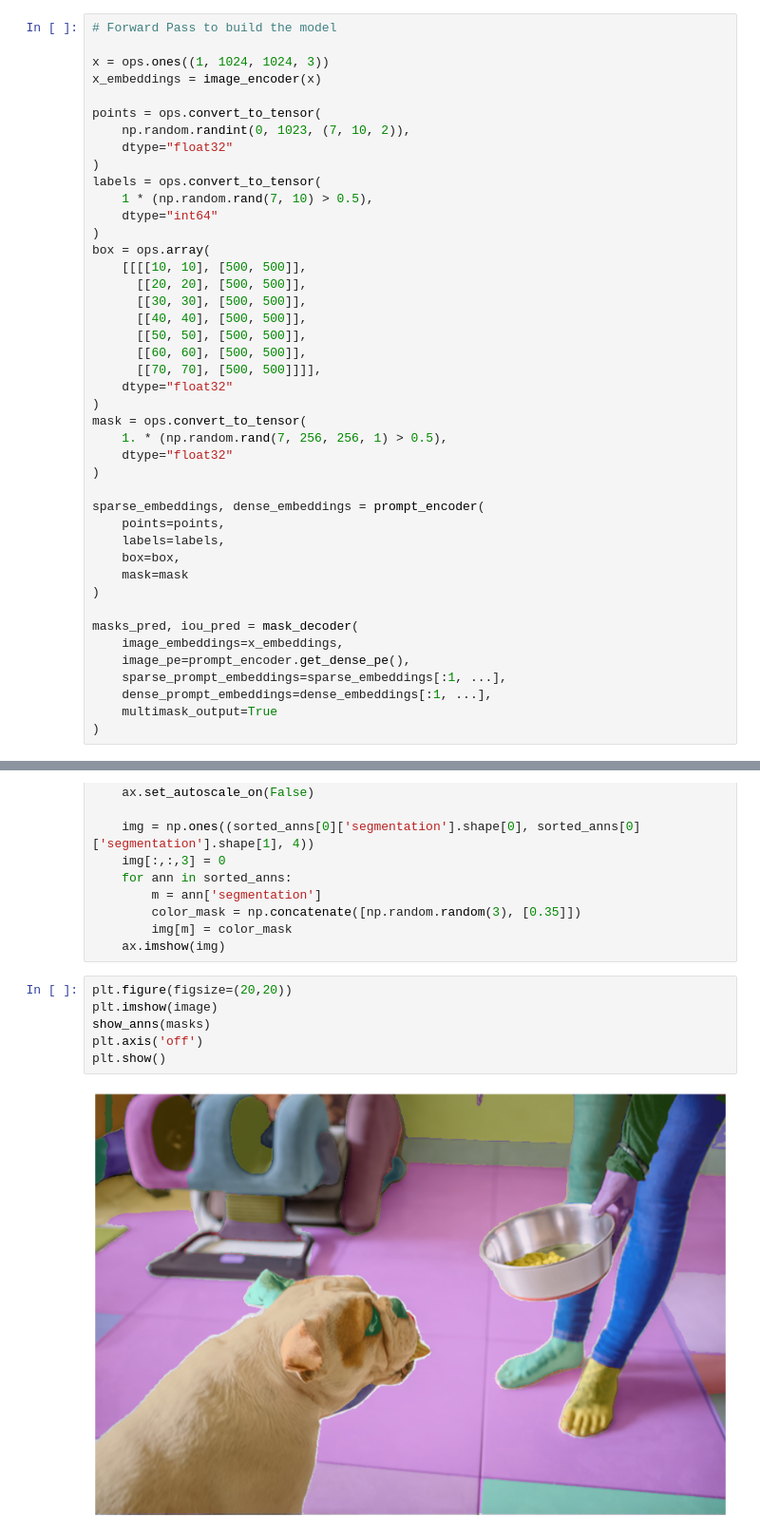
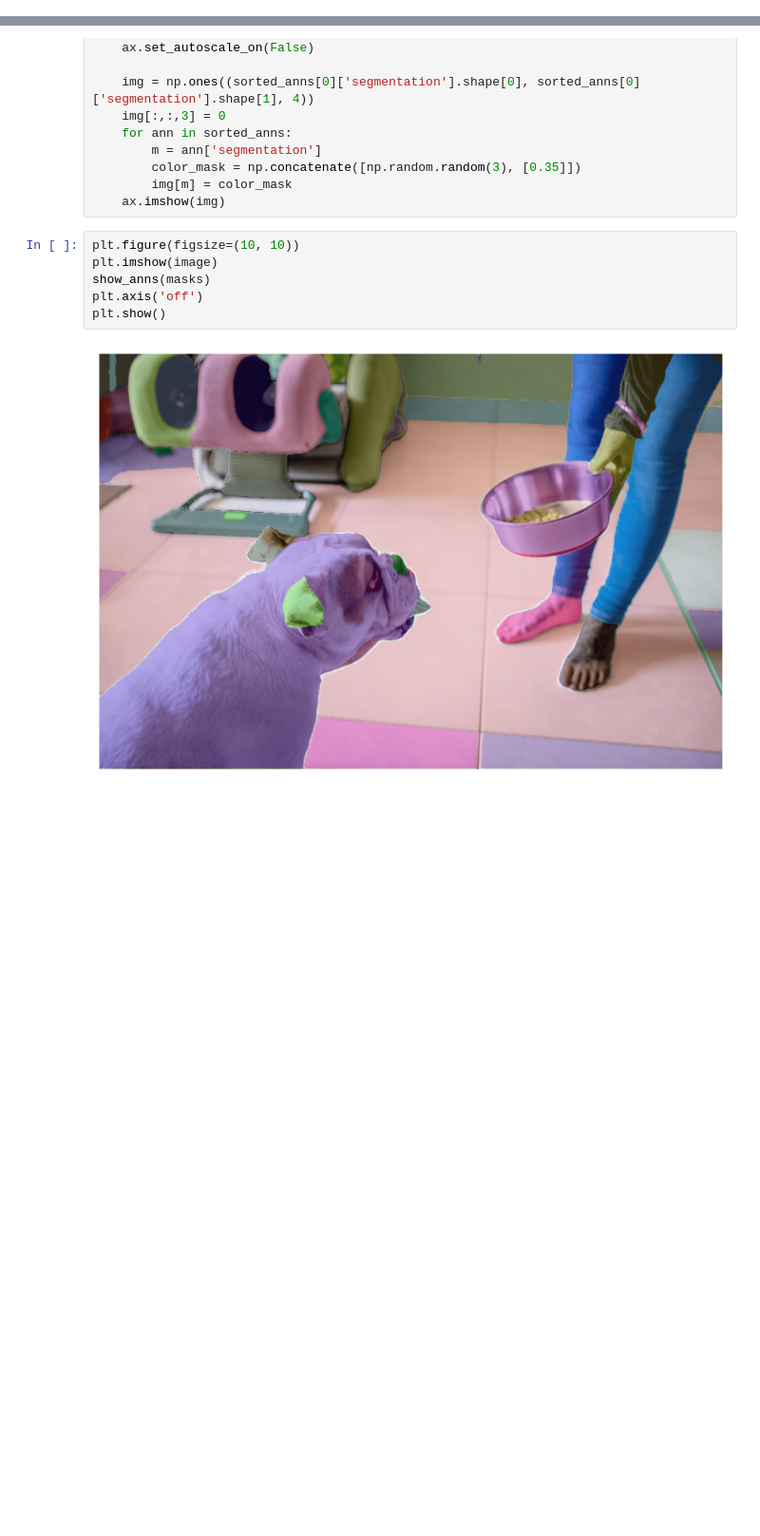
Before and after one commit to tirthasheshpatel/segment_anything_keras, a Jupyter notebook: Segment_Anything_Automatic_Mask_Generator_Demo.ipynb, the cells around one changed output, grey strips where cells are left out. Shown at 95% size. Cells and saved outputs as stored; diff of their text form; blank space fills up the shorter version.

Commit message:
Update the demos to reflect the name change + build change

```diff
--- a/Segment_Anything_Automatic_Mask_Generator_Demo.ipynb
+++ b/Segment_Anything_Automatic_Mask_Generator_Demo.ipynb
@@ -95,49 +97,6 @@ mask_decoder = MaskDecoder(
     iou_head_depth=3,
     iou_head_hidden_dim=256
 )
-# %%
-# Forward Pass to build the model
-
-x = ops.ones((1, 1024, 1024, 3))
-x_embeddings = image_encoder(x)
-
-points = ops.convert_to_tensor(
-    np.random.randint(0, 1023, (7, 10, 2)),
-    dtype="float32"
-)
-labels = ops.convert_to_tensor(
-    1 * (np.random.rand(7, 10) > 0.5),
-    dtype="int64"
-)
-box = ops.array(
-    [[[[10, 10], [500, 500]],
-      [[20, 20], [500, 500]],
-      [[30, 30], [500, 500]],
-      [[40, 40], [500, 500]],
-      [[50, 50], [500, 500]],
-      [[60, 60], [500, 500]],
-      [[70, 70], [500, 500]]]],
-    dtype="float32"
-)
-mask = ops.convert_to_tensor(
-    1. * (np.random.rand(7, 256, 256, 1) > 0.5),
-    dtype="float32"
-)
-
-sparse_embeddings, dense_embeddings = prompt_encoder(
-    points=points,
-    labels=labels,
-    box=box,
-    mask=mask
-)
-
-masks_pred, iou_pred = mask_decoder(
-    image_embeddings=x_embeddings,
-    image_pe=prompt_encoder.get_dense_pe(),
-    sparse_prompt_embeddings=sparse_embeddings[:1, ...],
-    dense_prompt_embeddings=dense_embeddings[:1, ...],
-    multimask_output=True
-)
 # %%
 model = SegmentAnythingModel(image_encoder, prompt_encoder, mask_decoder)
 # %%
@@ -189,10 +163,10 @@ def show_anns(anns):
         img[m] = color_mask
     ax.imshow(img)
 # %%
-plt.figure(figsize=(20,20))
+plt.figure(figsize=(10, 10))
 plt.imshow(image)
 show_anns(masks)
 plt.axis('off')
 plt.show()
 # %% [output]
-[figure, old version]
+[figure, new version]
```
Also changed, not shown: parts of 12 cells of this notebook.
